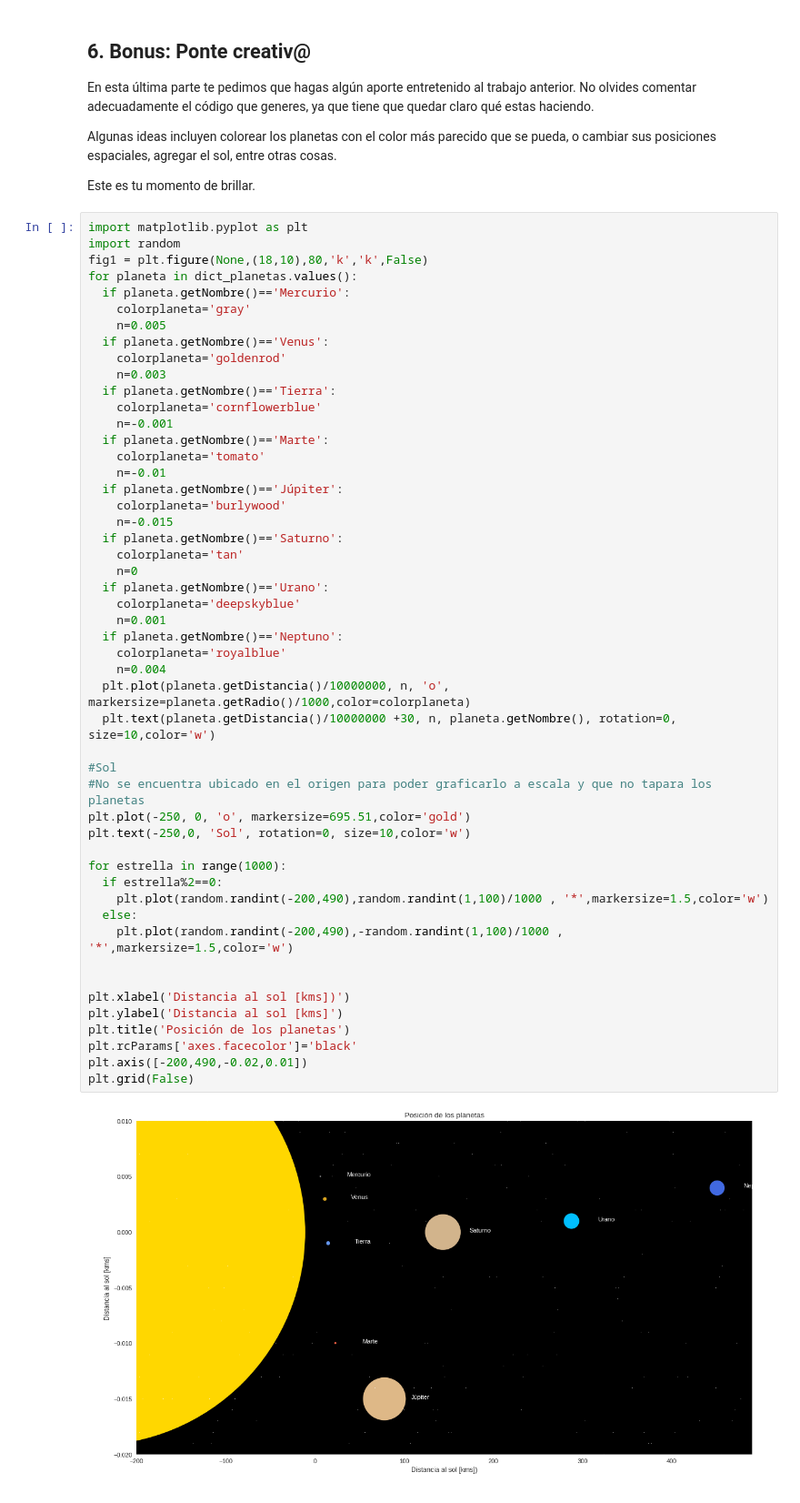
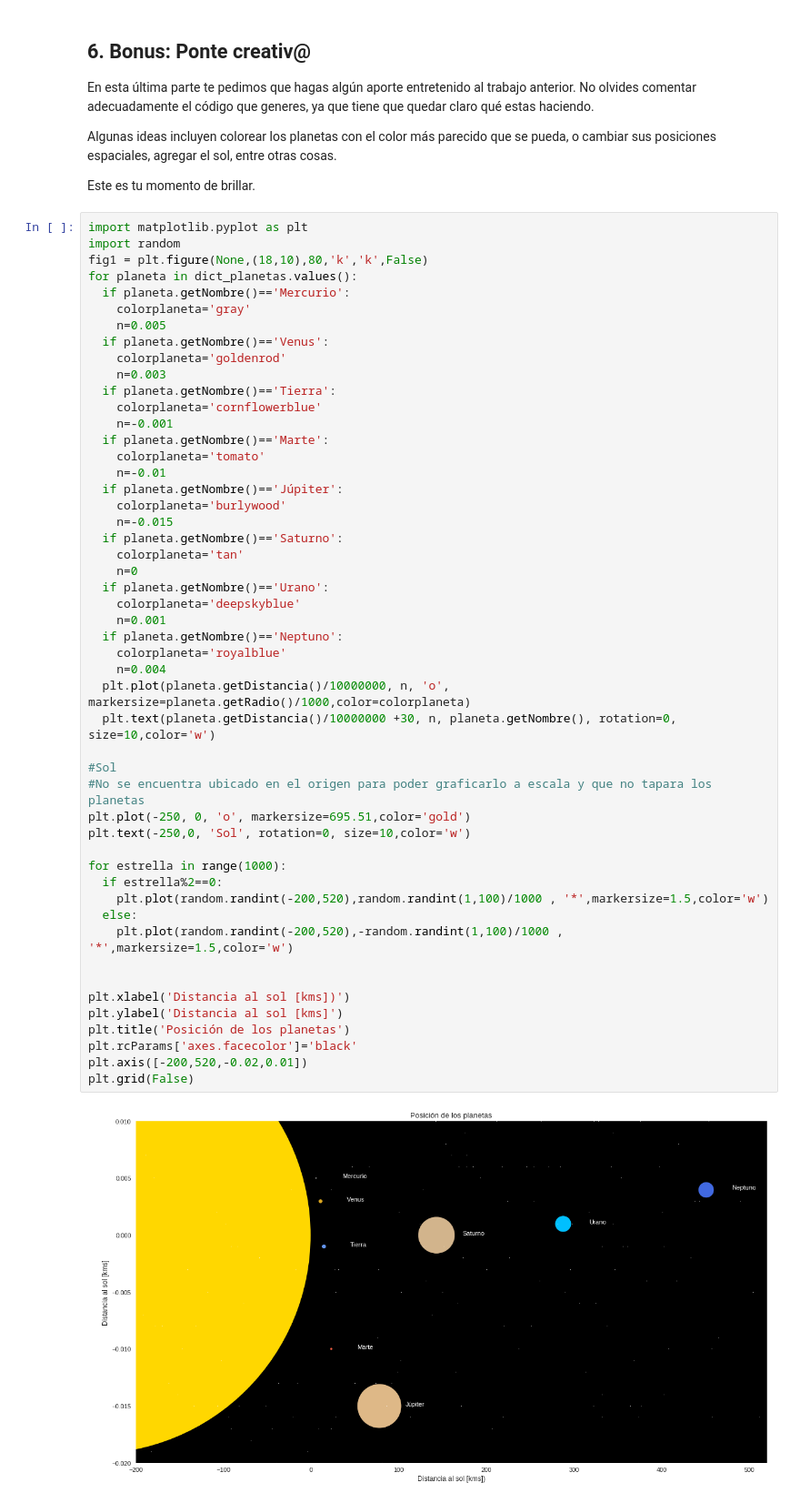
Before and after one commit to DanielaM8/minitarea1, a Jupyter notebook: minitarea1.ipynb, the cells around one changed output. Shown at 91% size. Cells and saved outputs as stored; diff of their text form.

```diff
--- a/minitarea1.ipynb
+++ b/minitarea1.ipynb
@@ -208,34 +208,34 @@ for planeta in dict_planetas.values():
     colorplaneta='burlywood'
     n=-0.015
   if planeta.getNombre()=='Saturno':
     colorplaneta='tan'
     n=0
   if planeta.getNombre()=='Urano':
     colorplaneta='deepskyblue'
     n=0.001
   if planeta.getNombre()=='Neptuno':
     colorplaneta='royalblue'
     n=0.004
   plt.plot(planeta.getDistancia()/10000000, n, 'o', markersize=planeta.getRadio()/1000,color=colorplaneta)
   plt.text(planeta.getDistancia()/10000000 +30, n, planeta.getNombre(), rotation=0, size=10,color='w')
 
 #Sol
 #No se encuentra ubicado en el origen para poder graficarlo a escala y que no tapara los planetas
 plt.plot(-250, 0, 'o', markersize=695.51,color='gold')
 plt.text(-250,0, 'Sol', rotation=0, size=10,color='w')
 
 for estrella in range(1000):
   if estrella%2==0:
-    plt.plot(random.randint(-200,490),random.randint(1,100)/1000 , '*',markersize=1.5,color='w')
+    plt.plot(random.randint(-200,520),random.randint(1,100)/1000 , '*',markersize=1.5,color='w')
   else:
-    plt.plot(random.randint(-200,490),-random.randint(1,100)/1000 , '*',markersize=1.5,color='w')
+    plt.plot(random.randint(-200,520),-random.randint(1,100)/1000 , '*',markersize=1.5,color='w')
 
 
 plt.xlabel('Distancia al sol [kms])')
 plt.ylabel('Distancia al sol [kms]')
 plt.title('Posición de los planetas')
 plt.rcParams['axes.facecolor']='black'
-plt.axis([-200,490,-0.02,0.01])
+plt.axis([-200,520,-0.02,0.01])
 plt.grid(False)
 # %% [output]
-[figure, old version]
+[figure, new version]
```
